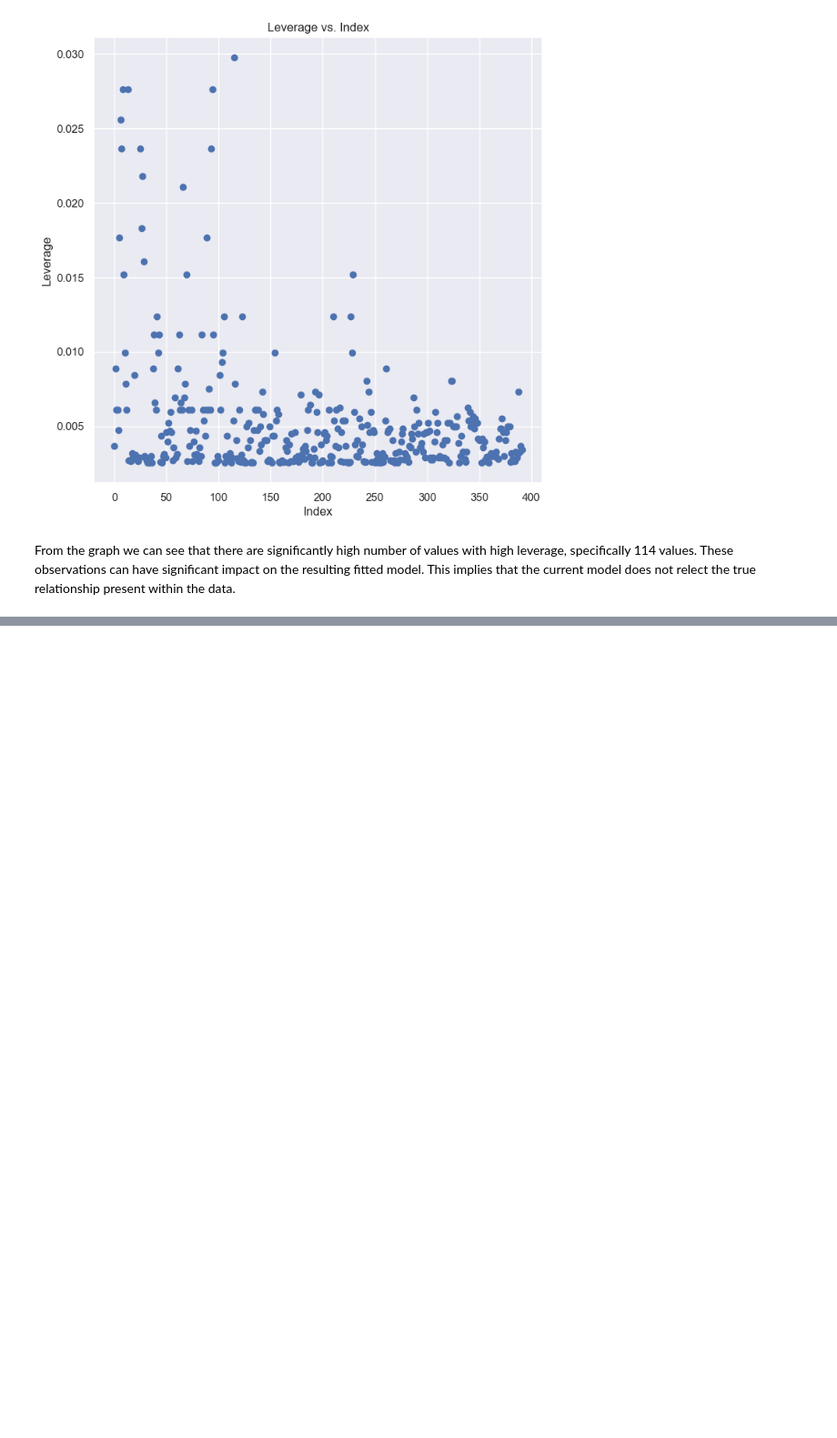
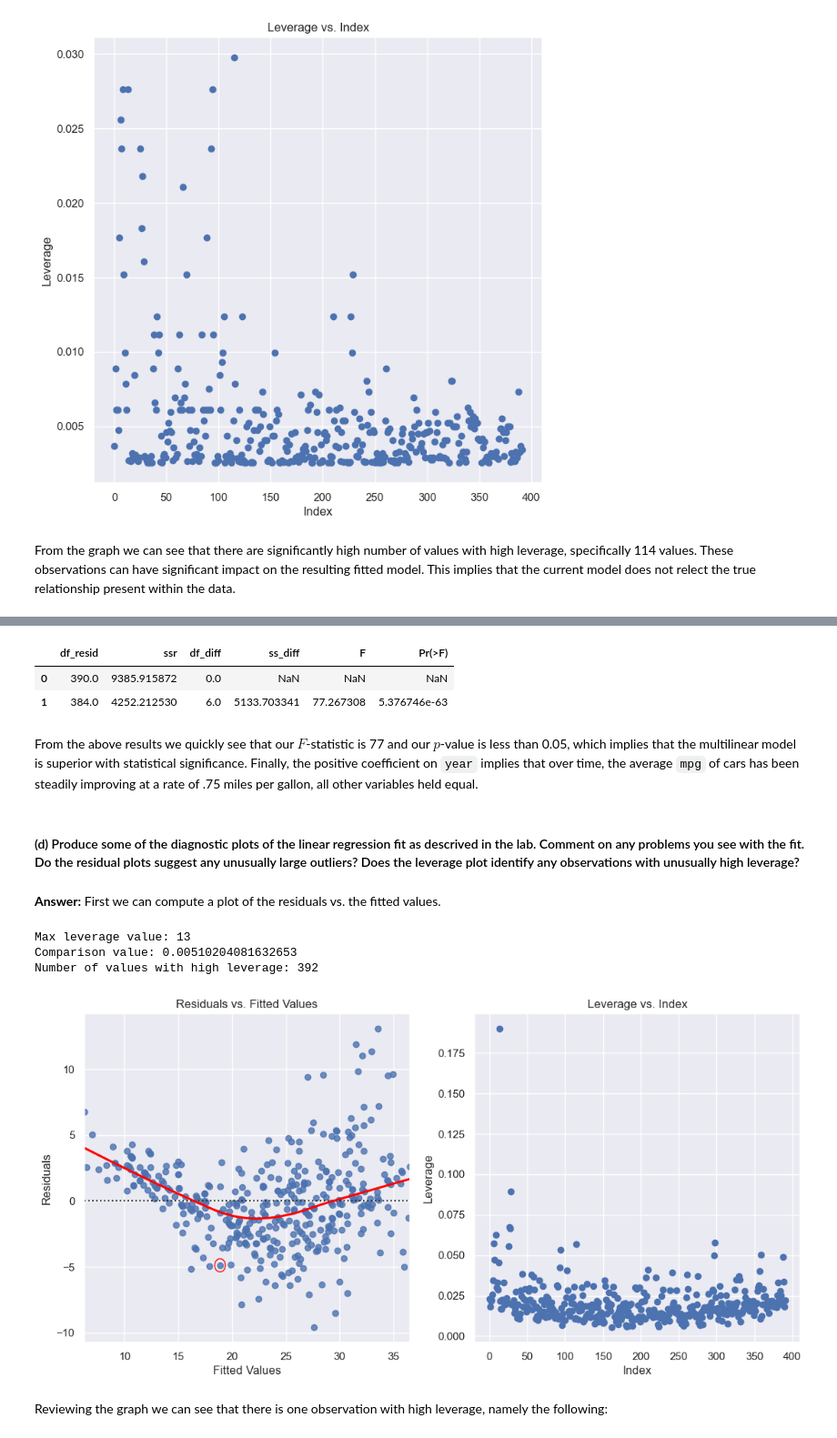
Before and after one commit to justingroves/ISLP, a Jupyter notebook: Jupyter Labs/Chapter 3 Linear Regression/3.7 Exercises.ipynb, the cells around one changed output, grey strips where cells are left out. Shown at 91% size. Drawn from its saved outputs; the diff is of its cells as text; code cells hidden in the pictures; blank space fills up the shorter version.

```diff
--- a/Jupyter Labs/Chapter 3 Linear Regression/3.7 Exercises.ipynb
+++ b/Jupyter Labs/Chapter 3 Linear Regression/3.7 Exercises.ipynb
@@ -453,0 +497,12 @@ From the graph we can see that there are significantly high number of values wit
+# %%
+# Extract the test data for the model
+y = Auto['mpg']
+X = Auto.drop(columns='mpg')
+X_w_const = sm.add_constant(X)
+
+# Initialize the model
+multi_model = sm.OLS(y,X_w_const)
+multi_results = multi_model.fit()
+
+# Print the results
+print(multi_results.summary())
@@ -453,0 +529,67 @@ From the graph we can see that there are significantly high number of values wit
+# %%
+# Import the neccessary function
+from statsmodels.stats.anova import anova_lm
+
+# Test the models
+anova_lm(results, multi_results)
+# %% [output]
+|  | df_resid | ssr | df_diff | ss_diff | F | Pr(>F) |
+| 0 | 390.0 | 9385.915872 | 0.0 | NaN | NaN | NaN |
+| 1 | 384.0 | 4252.212530 | 6.0 | 5133.703341 | 77.267308 | 5.376746e-63 |
+# %% [markdown]
+From the above results we quickly see that our $F$-statistic is 77 and our $p$-value is less than 0.05, which implies that the multilinear model is superior with statistical significance. Finally, the positive coefficient on `year` implies that over time, the average `mpg` of cars has been steadily improving at a rate of .75 miles per gallon, all other variables held equal.
+# %% [markdown]
+#### (d) Produce some of the diagnostic plots of the linear regression fit as descrived in the lab. Comment on any problems you see with the fit. Do the residual plots suggest any unusually large outliers? Does the leverage plot identify any observations with unusually high leverage?
+# %% [markdown]
+**Answer:** First we can compute a plot of the residuals vs. the fitted values.
+# %%
+from matplotlib.patches import Circle
+
+# Create a model of the residuals vs fitted values
+multi_residuals = multi_results.resid
+multi_fitted = multi_results.fittedvalues
+multi_resid_model = sm.OLS(multi_residuals, sm.add_constant(multi_fitted))
+multi_resid_results = multi_resid_model.fit()
+
+# Establish the figure
+fig, ax = plt.subplots(1, 2, figsize=(13,6))
+
+# Plot the residual values and LOWESS line
+sns.set_theme()
+sns.residplot(
+    x=multi_fitted,
+    y=multi_residuals,
+    lowess=True,
+    line_kws={'color': 'red'},
+    ax = ax[0]
+)
+ax[0].set_title('Residuals vs. Fitted Values')
+ax[0].set_ylabel('Residuals')
+ax[0].set_xlabel('Fitted Values')
+
+multi_infl = multi_results.get_influence()
+ax[1].scatter(np.arange(X.shape[0]), multi_infl.hat_matrix_diag)
+ax[1].set_xlabel('Index')
+ax[1].set_ylabel('Leverage')
+plt.title('Leverage vs. Index')
+print(f'Max leverage value: {np.argmax(multi_infl.hat_matrix_diag)}')
+print(f'Comparison value: {2/Auto.shape[0]}')
+print(f'Number of values with high leverage: {(multi_infl.hat_matrix_diag > 2/Auto.shape[0]).sum()}')
+
+# Label the residual corresponding to the observation with high leverage
+new_X = Auto.drop(columns='mpg').iloc[[13]]
+new_X_w_const = sm.add_constant(new_X, has_constant='add')
+
+y_hat = multi_results.predict(new_X_w_const)
+lev_resid = (Auto.iloc[[13]]['mpg'] - y_hat)
+circle = Circle((y_hat, lev_resid), radius=0.5, edgecolor='red', fc='none')
+ax[0].add_patch(circle)
+
+plt.show()
+# %% [output]
+Max leverage value: 13
+Comparison value: 0.00510204081632653
+Number of values with high leverage: 392
+[figure, added]
+# %% [markdown]
+Reviewing the graph we can see that there is one observation with high leverage, namely the following:
```
Also changed, not shown: parts of 45 cells of this notebook.
